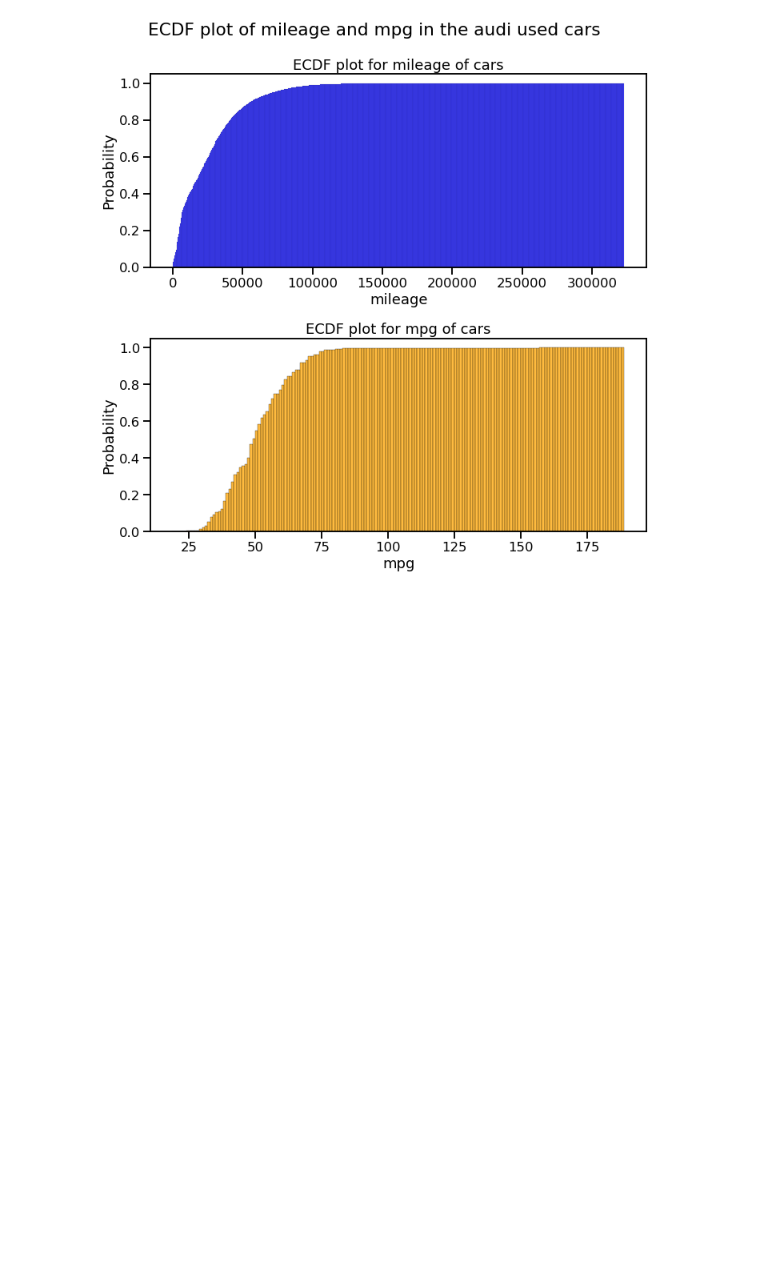
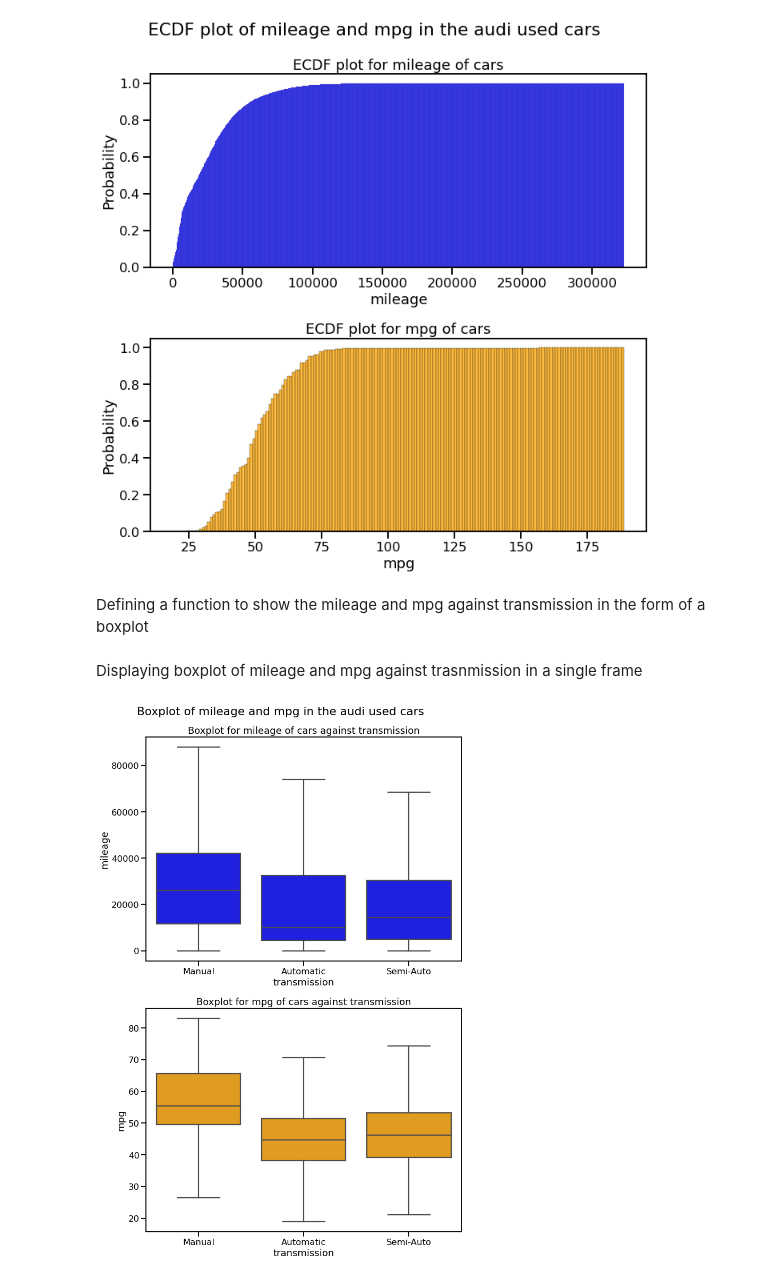
Before and after one commit to IshratShamiemAnanta/audi_used_car_analysis, a Jupyter notebook: audi_used_car_EDA.ipynb, the cells around one changed output. Drawn from its saved outputs; the diff is of its cells as text; code cells hidden in the pictures; blank space fills up the shorter version.

```diff
--- a/audi_used_car_EDA.ipynb
+++ b/audi_used_car_EDA.ipynb
@@ -405,3 +405,29 @@ plt.tight_layout()
 plt.show()
 # %% [output]
 [figure]
+# %% [markdown]
+Defining a function to show the mileage and mpg against transmission in the form of a boxplot
+# %%
+def boxplot(x_col, y_col, color):
+
+    sns.boxplot(x=x_col, y=y_col, data=df,color=color, showfliers=False)
+    plt.title('Boxplot for ' + y_col + ' of cars against ' + x_col)
+# %% [markdown]
+Displaying boxplot of mileage and mpg against trasnmission in a single frame
+# %%
+sns.set_context("talk")
+
+plt.figure(figsize=(10,15))
+
+plt.subplot(2,1,1)
+boxplot('transmission','mileage','blue')
+
+plt.subplot(2,1,2)
+boxplot('transmission','mpg','orange')
+
+plt.suptitle("Boxplot of mileage and mpg in the audi used cars")
+
+plt.tight_layout()
+plt.show()
+# %% [output]
+[figure, added]
```
Also changed, not shown: parts of 7 cells of this notebook.
